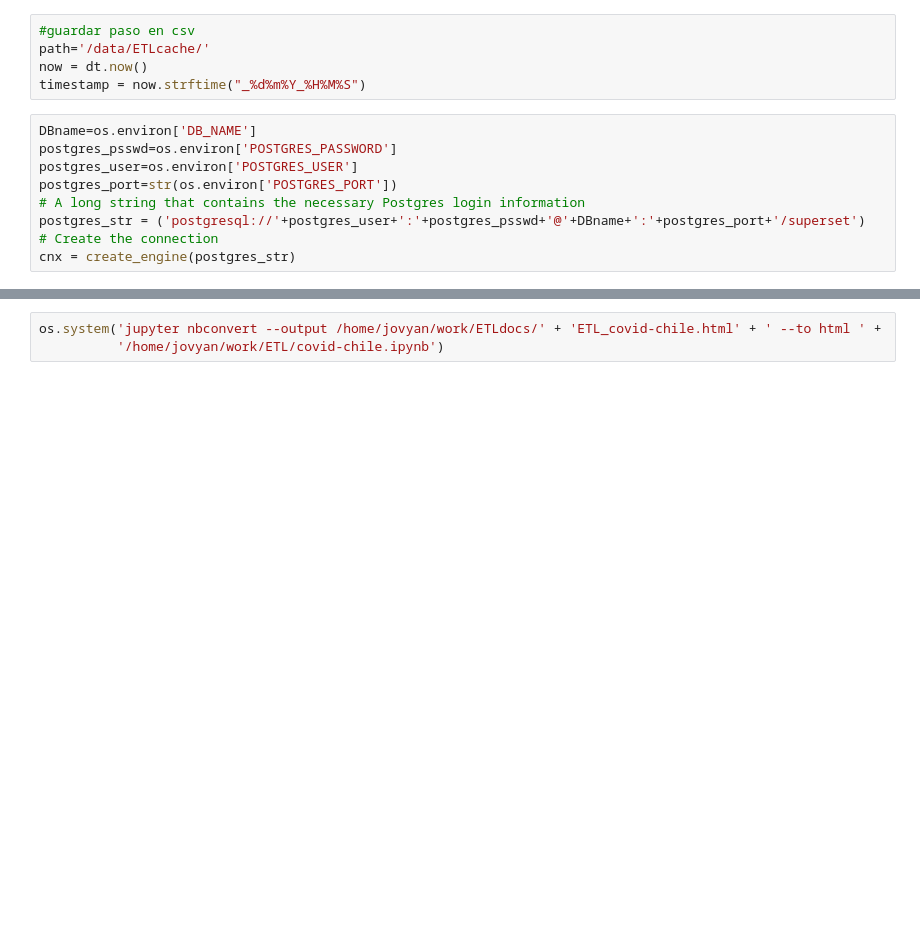
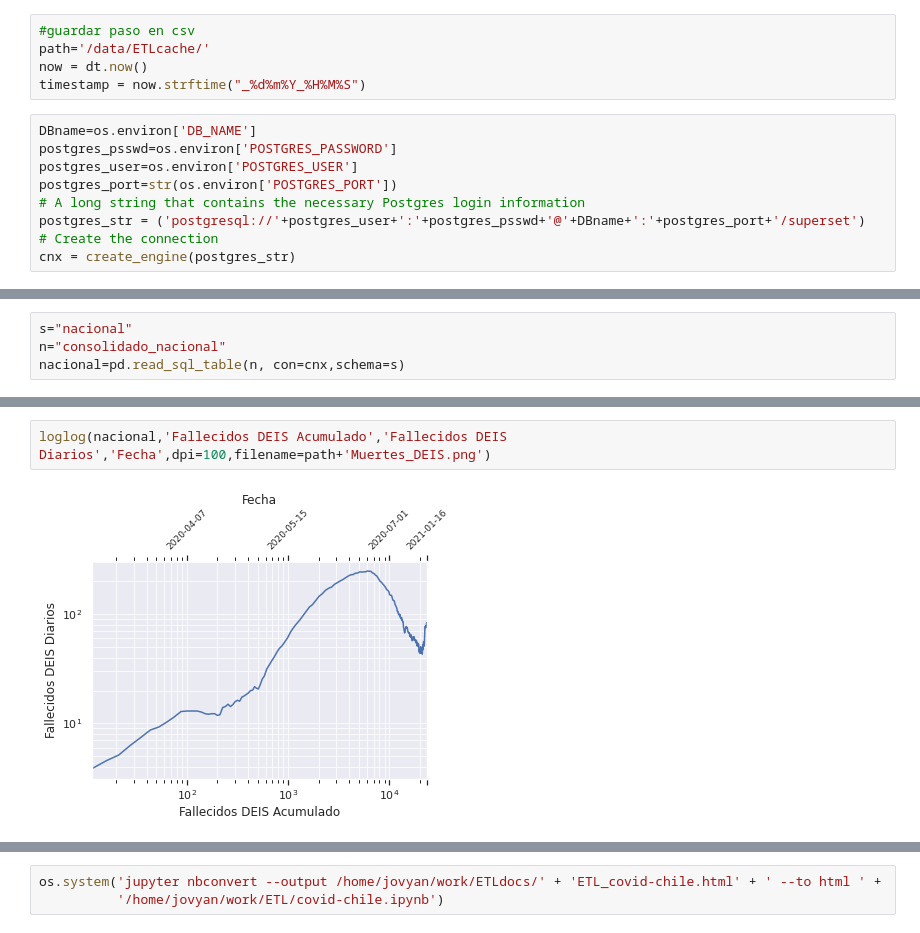
Before and after one commit to panchohumeres/dynamo-covid, a Jupyter notebook: ETL/PNG.ipynb, the cells around one changed output, grey strips where cells are left out. Drawn from its saved outputs; the diff is of its cells as text; blank space fills up the shorter version.

```diff
--- a/ETL/PNG.ipynb
+++ b/ETL/PNG.ipynb
@@ -253,0 +33,4 @@ saving table/data/ETLcache/nacional@perez_06122020_224126.csv in cache
+# %%
+s="nacional"
+n="consolidado_nacional"
+nacional=pd.read_sql_table(n, con=cnx,schema=s)
@@ -253,0 +85,4 @@ saving table/data/ETLcache/nacional@perez_06122020_224126.csv in cache
+# %%
+loglog(nacional,'Fallecidos DEIS Acumulado','Fallecidos DEIS Diarios','Fecha',dpi=100,filename=path+'Muertes_DEIS.png')
+# %% [output]
+[figure, added]
```
Also changed, not shown: parts of 37 cells of this notebook, 10 other files.
